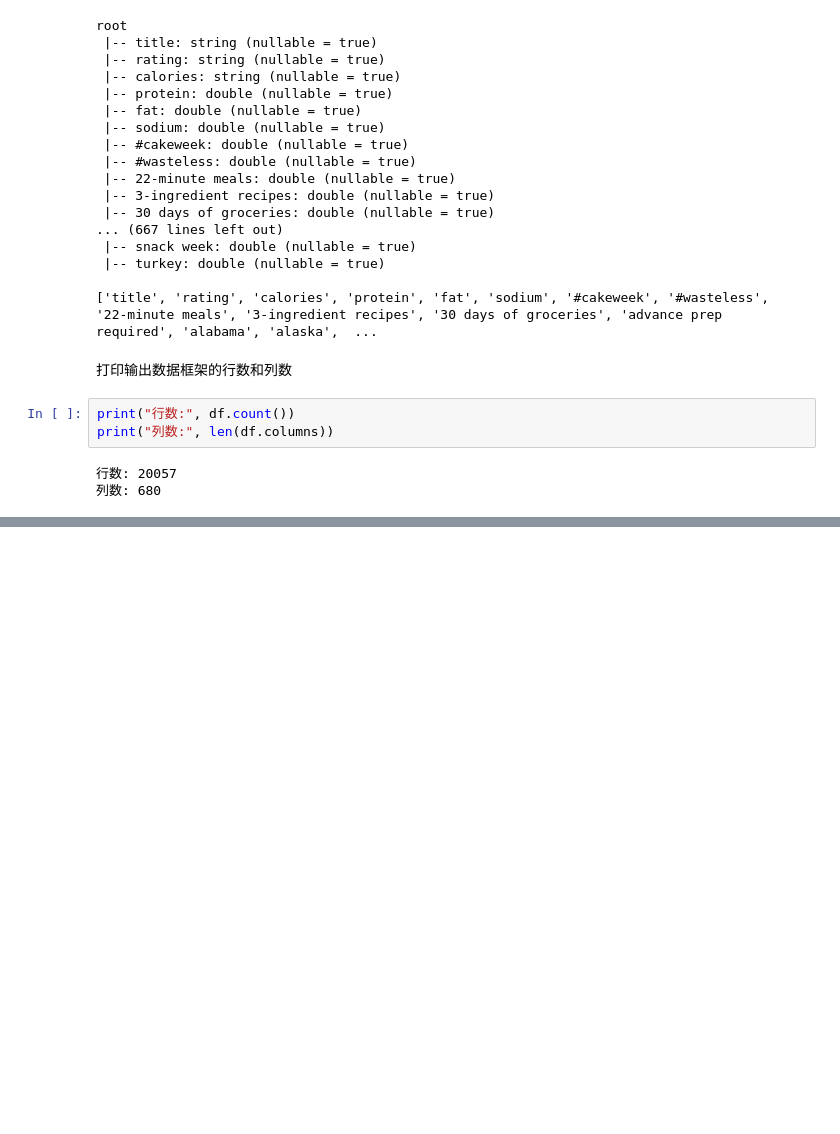
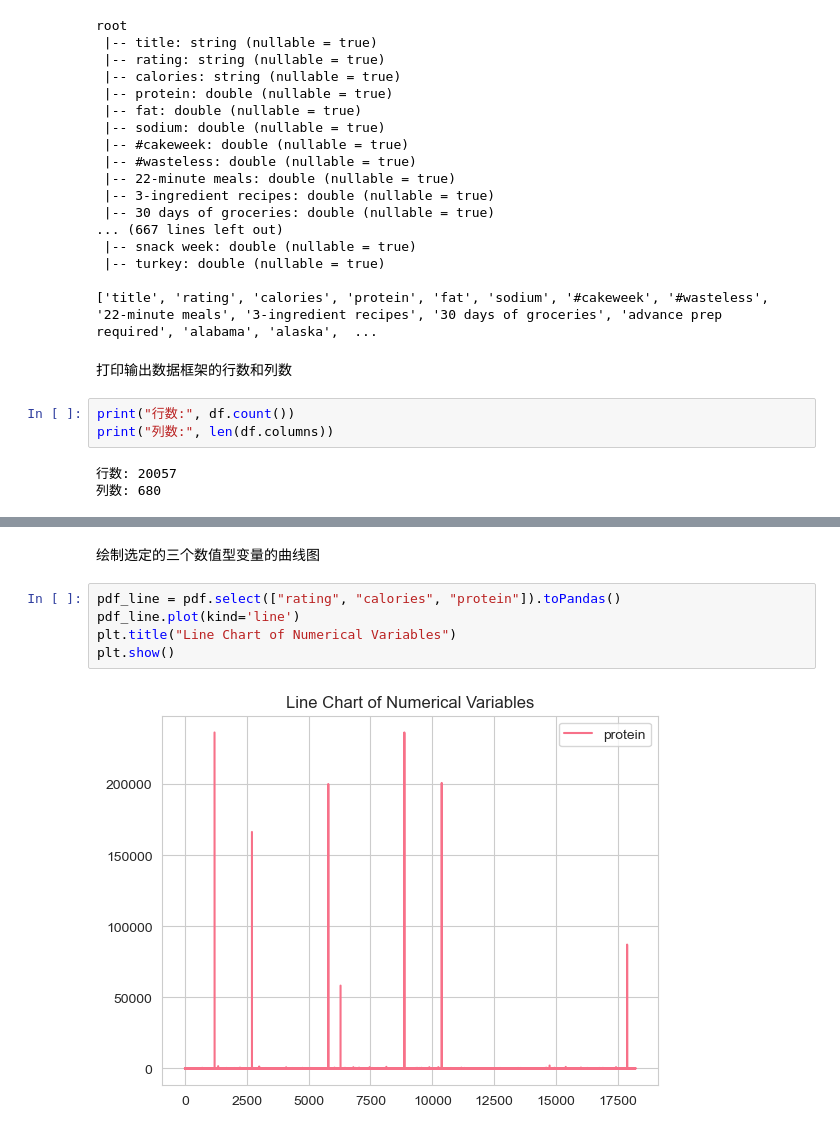
Before and after one commit to kexin0221/BigDataDevelopment, a Jupyter notebook: myCode/test_11_21.ipynb, the cells around one changed output, grey strips where cells are left out. Cells and saved outputs as stored; diff of their text form; blank space fills up the shorter version.

```diff
--- a/myCode/test_11_21.ipynb
+++ b/myCode/test_11_21.ipynb
@@ -113,0 +371,9 @@ if len(numeric_cols) >= 2:
+# %% [markdown]
+绘制选定的三个数值型变量的曲线图
+# %%
+pdf_line = pdf.select(["rating", "calories", "protein"]).toPandas()
+pdf_line.plot(kind='line')
+plt.title("Line Chart of Numerical Variables")
+plt.show()
+# %% [output]
+[figure, added]
```
Also changed, not shown: parts of 30 cells of this notebook, 5 other files.
